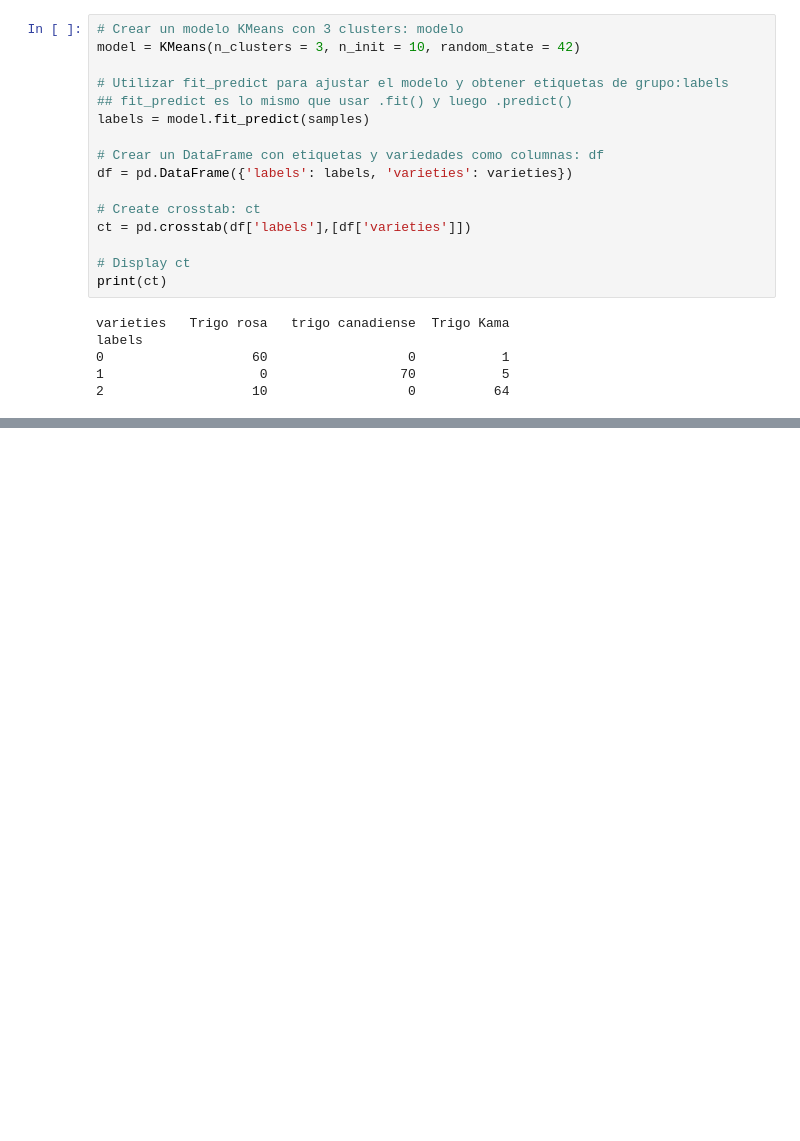
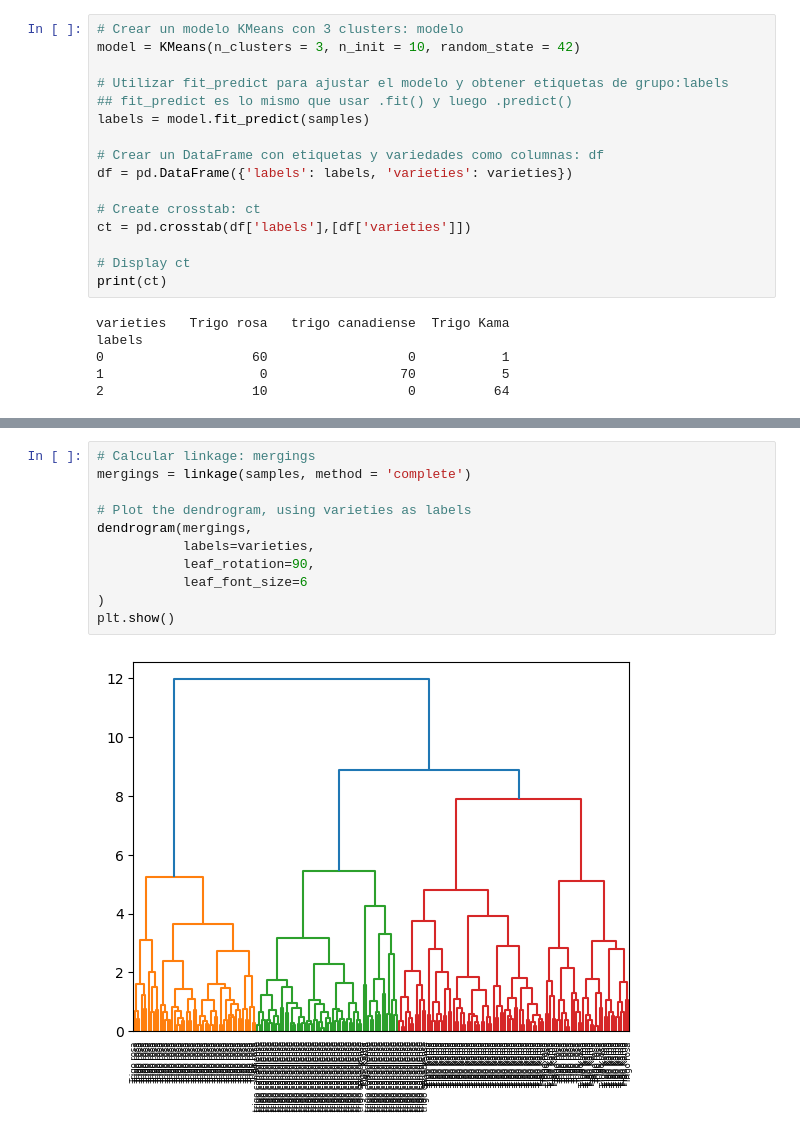
Before and after one commit to soyfode/projects, a Jupyter notebook: ML/02_01_ANS_grano.ipynb, the cells around one changed output, grey strips where cells are left out. Saved outputs shown, nothing was run; the diff lists cells and outputs as text; blank space fills up the shorter version.

```diff
--- a/ML/02_01_ANS_grano.ipynb
+++ b/ML/02_01_ANS_grano.ipynb
@@ -88,0 +98,13 @@ labels
+# %%
+# Calcular linkage: mergings
+mergings = linkage(samples, method = 'complete')
+
+# Plot the dendrogram, using varieties as labels
+dendrogram(mergings,
+           labels=varieties,
+           leaf_rotation=90,
+           leaf_font_size=6
+)
+plt.show()
+# %% [output]
+[figure, added]
```
Also changed, not shown: parts of 13 cells of this notebook, 1 other file.
